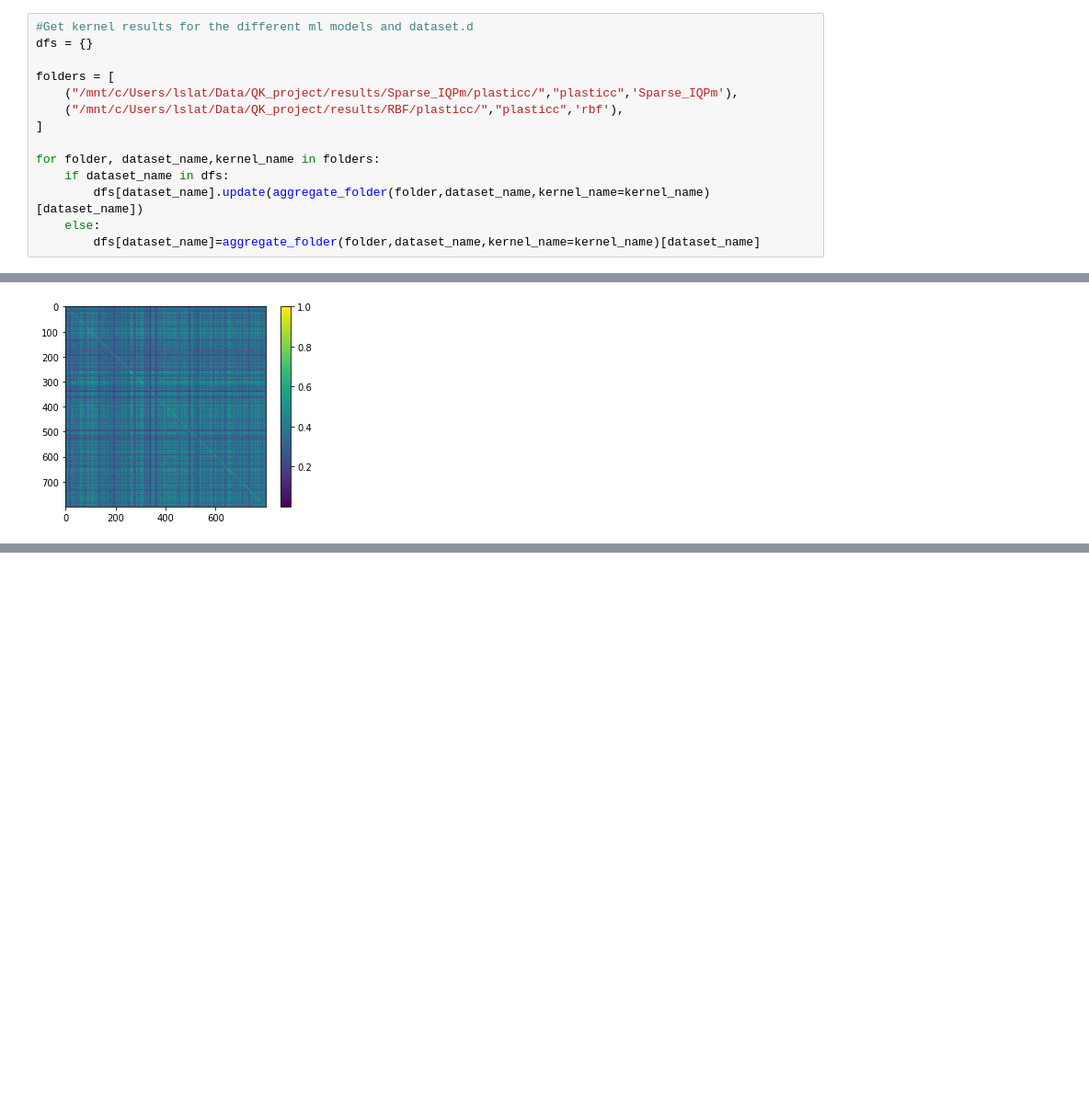
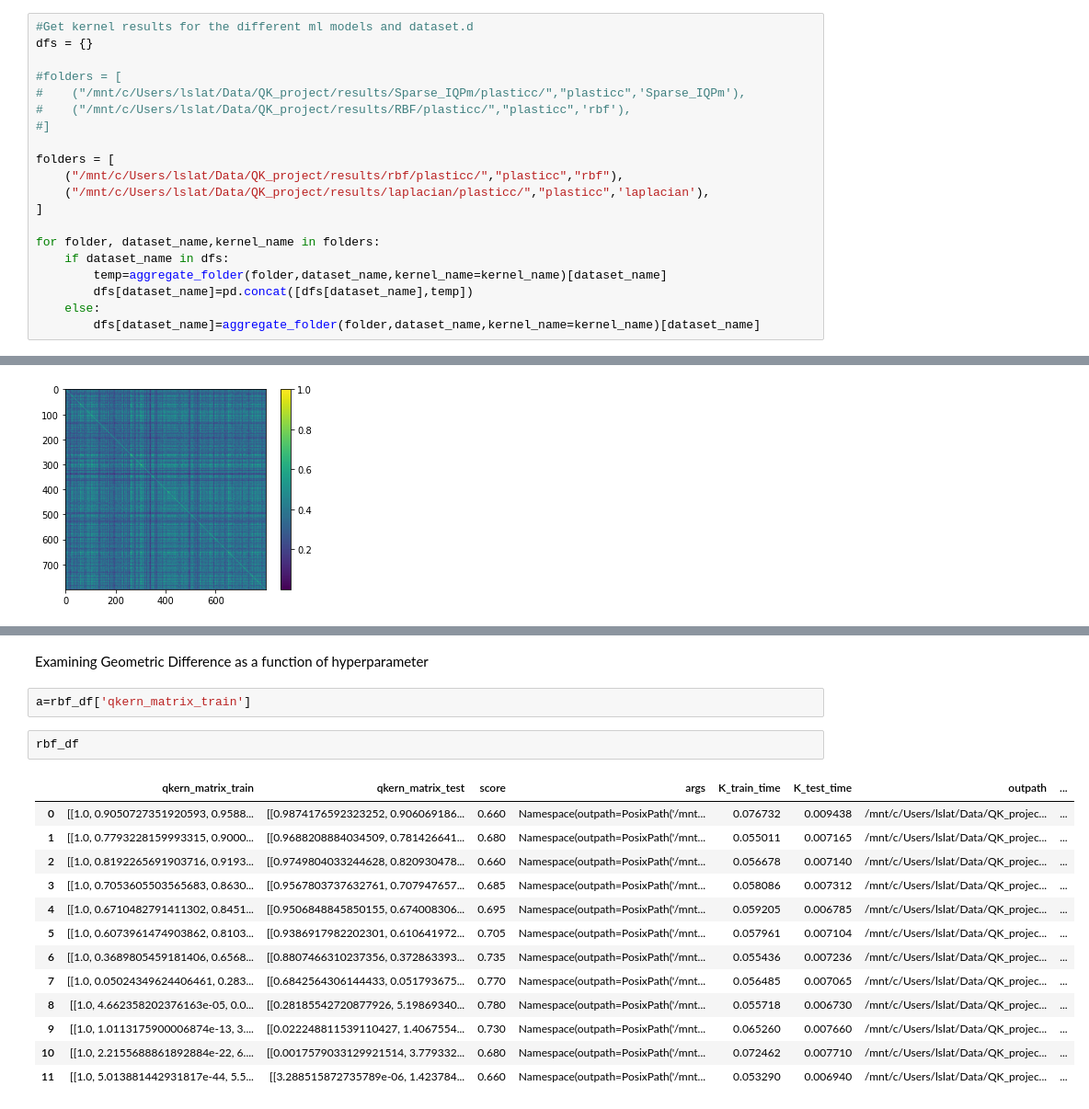
Before and after one commit to lslattery11/quantum_kernel, a Jupyter notebook: notebooks/figs/geo_diff_comparison.ipynb, the cells around one changed output, grey strips where cells are left out. Shown at 92% size. Saved outputs shown, nothing was run; the diff lists cells and outputs as text; blank space fills up the shorter version.

Commit message:
update geometry and geometry tests

```diff
--- a/notebooks/figs/geo_diff_comparison.ipynb
+++ b/notebooks/figs/geo_diff_comparison.ipynb
@@ -25,14 +26,20 @@ from quantum_kernel.code.utils import get_dataset
 #Get kernel results for the different ml models and dataset.d
 dfs = {}
 
+#folders = [
+#    ("/mnt/c/Users/lslat/Data/QK_project/results/Sparse_IQPm/plasticc/","plasticc",'Sparse_IQPm'),
+#    ("/mnt/c/Users/lslat/Data/QK_project/results/RBF/plasticc/","plasticc",'rbf'),
+#]
+
 folders = [
-    ("/mnt/c/Users/lslat/Data/QK_project/results/Sparse_IQPm/plasticc/","plasticc",'Sparse_IQPm'),
-    ("/mnt/c/Users/lslat/Data/QK_project/results/RBF/plasticc/","plasticc",'rbf'),
+    ("/mnt/c/Users/lslat/Data/QK_project/results/rbf/plasticc/","plasticc","rbf"),
+    ("/mnt/c/Users/lslat/Data/QK_project/results/laplacian/plasticc/","plasticc",'laplacian'),
 ]
 
 for folder, dataset_name,kernel_name in folders:
     if dataset_name in dfs:
-        dfs[dataset_name].update(aggregate_folder(folder,dataset_name,kernel_name=kernel_name)[dataset_name])
+        temp=aggregate_folder(folder,dataset_name,kernel_name=kernel_name)[dataset_name]
+        dfs[dataset_name]=pd.concat([dfs[dataset_name],temp])
     else:
         dfs[dataset_name]=aggregate_folder(folder,dataset_name,kernel_name=kernel_name)[dataset_name]
 # %% [output]
@@ -134,0 +166,20 @@ plt.colorbar()
+# %% [markdown]
+Examining Geometric Difference as a function of hyperparameter
+# %%
+a=rbf_df['qkern_matrix_train']
+# %%
+rbf_df
+# %% [output]
+|  | qkern_matrix_train | qkern_matrix_test | score | args | K_train_time | K_test_time | outpath | ... |
+| 0 | [[1.0, 0.9050727351920593, 0.9588... | [[0.9874176592323252, 0.906069186... | 0.660 | Namespace(outpath=PosixPath('/mnt... | 0.076732 | 0.009438 | /mnt/c/Users/lslat/Data/QK_projec... | ... |
+| 1 | [[1.0, 0.7793228159993315, 0.9000... | [[0.9688208884034509, 0.781426641... | 0.680 | Namespace(outpath=PosixPath('/mnt... | 0.055011 | 0.007165 | /mnt/c/Users/lslat/Data/QK_projec... | ... |
+| 2 | [[1.0, 0.8192265691903716, 0.9193... | [[0.9749804033244628, 0.820930478... | 0.660 | Namespace(outpath=PosixPath('/mnt... | 0.056678 | 0.007140 | /mnt/c/Users/lslat/Data/QK_projec... | ... |
+| 3 | [[1.0, 0.7053605503565683, 0.8630... | [[0.9567803737632761, 0.707947657... | 0.685 | Namespace(outpath=PosixPath('/mnt... | 0.058086 | 0.007312 | /mnt/c/Users/lslat/Data/QK_projec... | ... |
+| 4 | [[1.0, 0.6710482791411302, 0.8451... | [[0.9506848845850155, 0.674008306... | 0.695 | Namespace(outpath=PosixPath('/mnt... | 0.059205 | 0.006785 | /mnt/c/Users/lslat/Data/QK_projec... | ... |
+| 5 | [[1.0, 0.6073961474903862, 0.8103... | [[0.9386917982202301, 0.610641972... | 0.705 | Namespace(outpath=PosixPath('/mnt... | 0.057961 | 0.007104 | /mnt/c/Users/lslat/Data/QK_projec... | ... |
+| 6 | [[1.0, 0.3689805459181406, 0.6568... | [[0.8807466310237356, 0.372863393... | 0.735 | Namespace(outpath=PosixPath('/mnt... | 0.055436 | 0.007236 | /mnt/c/Users/lslat/Data/QK_projec... | ... |
+| 7 | [[1.0, 0.05024349624406461, 0.283... | [[0.6842564306144433, 0.051793675... | 0.770 | Namespace(outpath=PosixPath('/mnt... | 0.056485 | 0.007065 | /mnt/c/Users/lslat/Data/QK_projec... | ... |
+| 8 | [[1.0, 4.662358202376163e-05, 0.0... | [[0.28185542720877926, 5.19869340... | 0.780 | Namespace(outpath=PosixPath('/mnt... | 0.055718 | 0.006730 | /mnt/c/Users/lslat/Data/QK_projec... | ... |
+| 9 | [[1.0, 1.0113175900006874e-13, 3.... | [[0.022248811539110427, 1.4067554... | 0.730 | Namespace(outpath=PosixPath('/mnt... | 0.065260 | 0.007660 | /mnt/c/Users/lslat/Data/QK_projec... | ... |
+| 10 | [[1.0, 2.2155688861892884e-22, 6.... | [[0.0017579033129921514, 3.779332... | 0.680 | Namespace(outpath=PosixPath('/mnt... | 0.072462 | 0.007710 | /mnt/c/Users/lslat/Data/QK_projec... | ... |
+| 11 | [[1.0, 5.013881442931817e-44, 5.5... | [[3.288515872735789e-06, 1.423784... | 0.660 | Namespace(outpath=PosixPath('/mnt... | 0.053290 | 0.006940 | /mnt/c/Users/lslat/Data/QK_projec... | ... |
```
Also changed, not shown: parts of 6 cells of this notebook, 17 other files.
